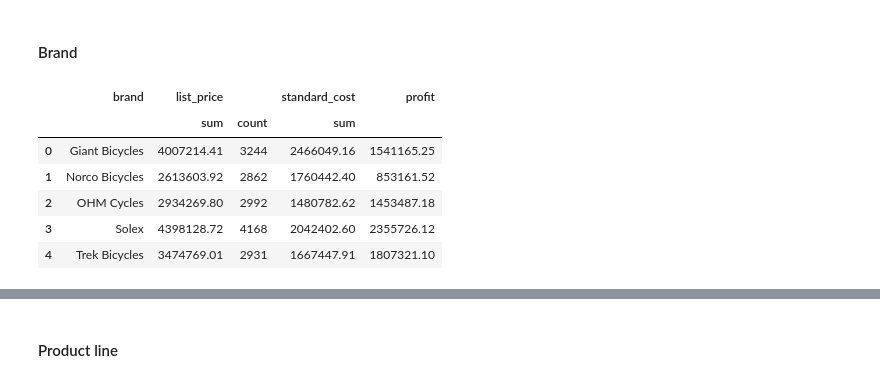
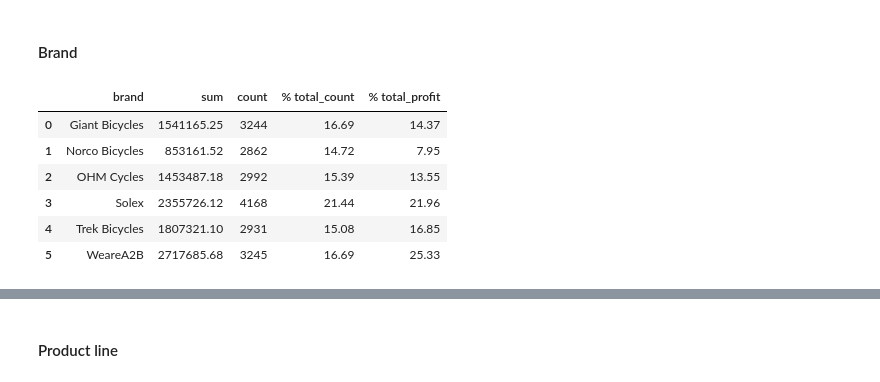
Before and after one commit to simo2712/VI_kpmg_data_analytics, a Jupyter notebook: Task_2/Task 2.2 - Data Insights.ipynb, the cells around one changed output, grey strips where cells are left out. Saved outputs shown, nothing was run; the diff lists cells and outputs as text; code cells hidden in the pictures.

```diff
--- a/Task_2/Task 2.2 - Data Insights.ipynb
+++ b/Task_2/Task 2.2 - Data Insights.ipynb
@@ -68,0 +75,6 @@ transactions[transactions['product_id']==0].head()
+# %%
+# Add column profit for every transaction
+transactions['profit'] = transactions['list_price'] - transactions['standard_cost']
+
+# Create a groupby with count and profit fro each product
+impact_product = transactions.groupby(['product_id'])['profit'].agg(['count','sum']).reset_index()
@@ -106,15 +160,17 @@ Name: order_status, dtype: int64
 # %% [markdown]
 #### Brand
 # %%
-# Let's compare the brand sales, revenue and profit
-brand = transactions.groupby('brand').agg({'list_price':['sum','count'], 'standard_cost':'sum'}).reset_index()
-brand['profit'] = brand['list_price']['sum'] - brand['standard_cost']['sum']
-brand.head()
+# Let's compare the brand sales and profit
+brand = transactions.groupby('brand')['profit'].agg(['sum','count']).reset_index()
+
+brand['% total_count'] = round(brand['count']/brand['count'].sum()*100,2)
+brand['% total_profit'] = round(brand['sum']/brand['sum'].sum()*100,2)
+brand.head(10)
 # %% [output]
-|  | brand | list_price |  | standard_cost | profit |
-|  |  | sum | count | sum |  |
-| 0 | Giant Bicycles | 4007214.41 | 3244 | 2466049.16 | 1541165.25 |
-| 1 | Norco Bicycles | 2613603.92 | 2862 | 1760442.40 | 853161.52 |
-| 2 | OHM Cycles | 2934269.80 | 2992 | 1480782.62 | 1453487.18 |
-| 3 | Solex | 4398128.72 | 4168 | 2042402.60 | 2355726.12 |
-| 4 | Trek Bicycles | 3474769.01 | 2931 | 1667447.91 | 1807321.10 |
+|  | brand | sum | count | % total_count | % total_profit |
+| 0 | Giant Bicycles | 1541165.25 | 3244 | 16.69 | 14.37 |
+| 1 | Norco Bicycles | 853161.52 | 2862 | 14.72 | 7.95 |
+| 2 | OHM Cycles | 1453487.18 | 2992 | 15.39 | 13.55 |
+| 3 | Solex | 2355726.12 | 4168 | 21.44 | 21.96 |
+| 4 | Trek Bicycles | 1807321.10 | 2931 | 15.08 | 16.85 |
+| 5 | WeareA2B | 2717685.68 | 3245 | 16.69 | 25.33 |
```
Also changed, not shown: parts of 11 cells of this notebook.
